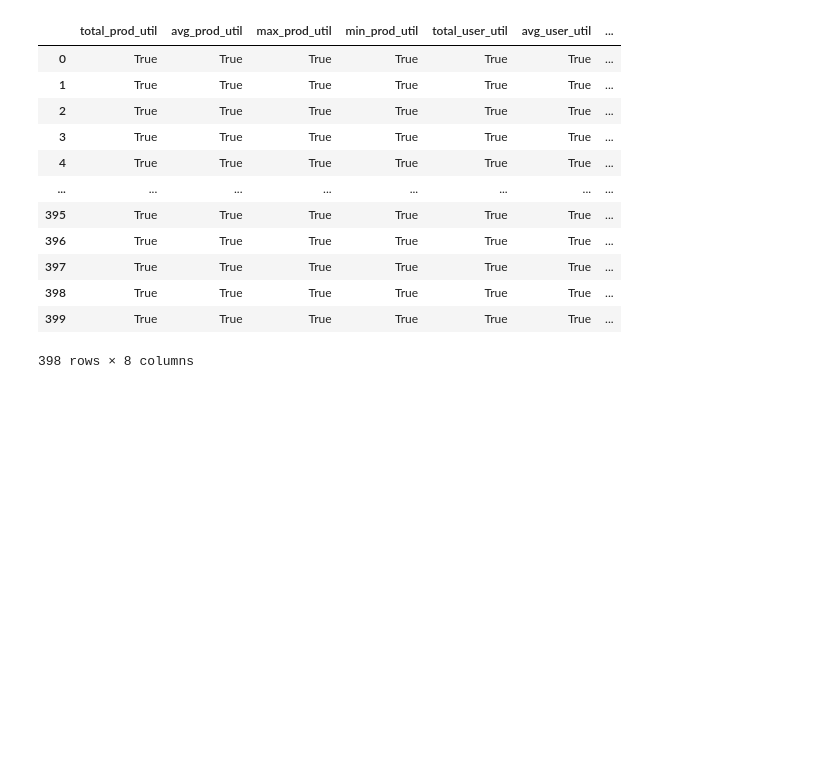
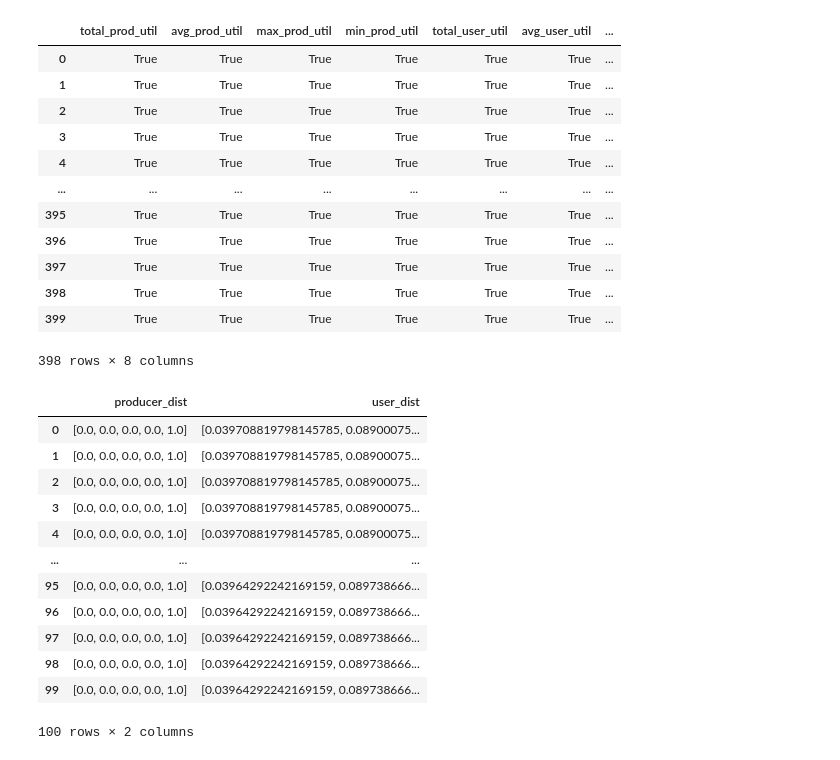
Before and after one commit to krishnacharya/recsys_eq, a Jupyter notebook: notebooks/Percentage_convergencetoNE-uniform-sorted-movielens.ipynb, the cells around one changed output. Drawn from its saved outputs; the diff is of its cells as text; code cells hidden in the pictures; blank space fills up the shorter version.

Commit message:
adds skewed synthetic

```diff
--- a/notebooks/Percentage_convergencetoNE-uniform-sorted-movielens.ipynb
+++ b/notebooks/Percentage_convergencetoNE-uniform-sorted-movielens.ipynb
@@ -155,0 +165,18 @@ dtype: int64
+# %%
+df_linear = pd.read_pickle("../saved_frames/sorted_synthetic_grid_linear_statistics.pkl")
+# %%
+df_linear[df_linear['dimension'] == 5][['producer_dist', 'user_dist']]
+# %% [output]
+|  | producer_dist | user_dist |
+| 0 | [0.0, 0.0, 0.0, 0.0, 1.0] | [0.039708819798145785, 0.08900075... |
+| 1 | [0.0, 0.0, 0.0, 0.0, 1.0] | [0.039708819798145785, 0.08900075... |
+| 2 | [0.0, 0.0, 0.0, 0.0, 1.0] | [0.039708819798145785, 0.08900075... |
+| 3 | [0.0, 0.0, 0.0, 0.0, 1.0] | [0.039708819798145785, 0.08900075... |
+| 4 | [0.0, 0.0, 0.0, 0.0, 1.0] | [0.039708819798145785, 0.08900075... |
+| ... | ... | ... |
+| 95 | [0.0, 0.0, 0.0, 0.0, 1.0] | [0.03964292242169159, 0.089738666... |
+| 96 | [0.0, 0.0, 0.0, 0.0, 1.0] | [0.03964292242169159, 0.089738666... |
+| 97 | [0.0, 0.0, 0.0, 0.0, 1.0] | [0.03964292242169159, 0.089738666... |
+| 98 | [0.0, 0.0, 0.0, 0.0, 1.0] | [0.03964292242169159, 0.089738666... |
+| 99 | [0.0, 0.0, 0.0, 0.0, 1.0] | [0.03964292242169159, 0.089738666... |
+100 rows × 2 columns
```
Also changed, not shown: parts of 13 cells of this notebook, 5 other files.
